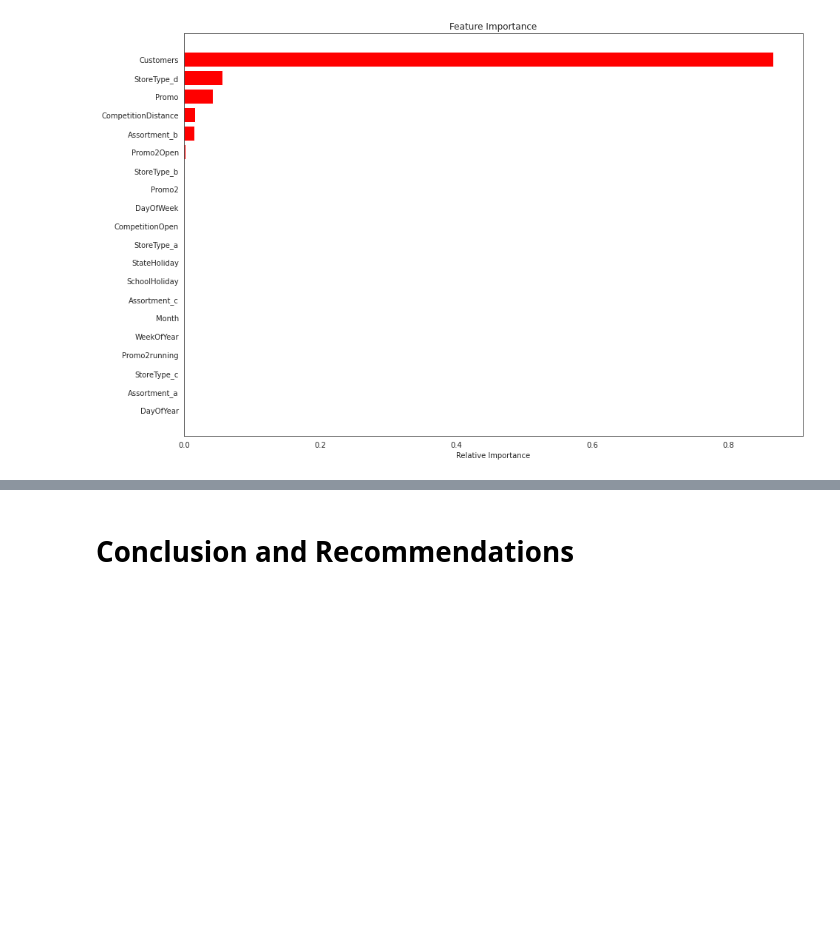
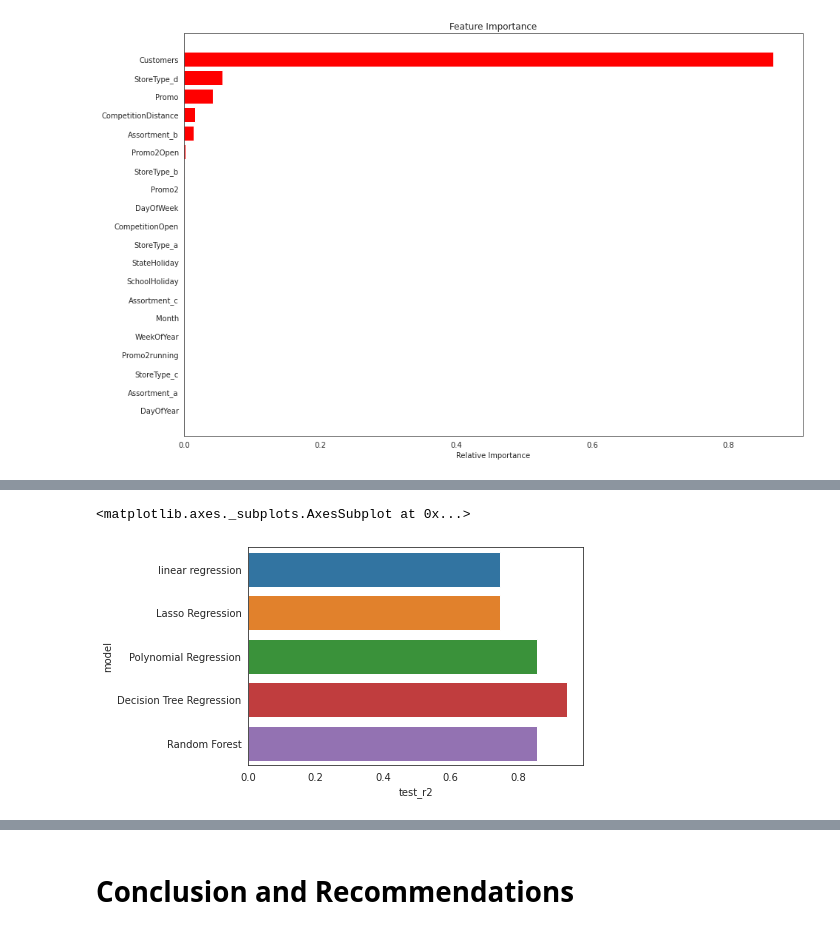
Before and after one commit to shyamsgadekar/Retail_salse_prediction_shyam_gadekar, a Jupyter notebook: Retail_salse_prediction_shyam_gadekar.ipynb, the cells around one changed output, grey strips where cells are left out. Saved outputs shown, nothing was run; the diff lists cells and outputs as text; code cells hidden in the pictures; blank space fills up the shorter version.

```diff
--- a/Retail_salse_prediction_shyam_gadekar.ipynb
+++ b/Retail_salse_prediction_shyam_gadekar.ipynb
@@ -1011,6 +1024,17 @@ Name: Sales, dtype: float64
 X_train,X_test,y_train,y_test = train_test_split(X,y,test_size=0.3, random_state=0)
 # %%
 columns=X_train.columns
+# %%
+#creating list of matrix to store the evaluation matrix of all model
+model_name =[]
+train_mse=[]
+test_mse=[]
+train_rmse=[]
+test_rmse=[]
+train_r2=[]
+test_r2=[]
+train_adj_r2=[]
+test_adj_r2=[]
 # %% [markdown]
 ## **Implementing Machine Learning algorithms.**
 # %%
@@ -1221,0 +1323,6 @@ get_features_importance(optimal_rf_model,X_train)
+# %%
+data = {'train_mse':train_mse, 'test_mse':test_mse, 'train_rmse':train_rmse, 'test_rmse':test_rmse, 'train_r2':train_r2, 'test_r2':test_r2, 'train_adj_r2':train_adj_r2, 'test_adj_r2':test_adj_r2 }
+# %%
+score_df =pd.DataFrame(data,index=['linear regression','Lasso Regression','Polynomial Regression','Decision Tree Regression','Random Forest'])
+score_df = score_df.reset_index().rename(columns={'index': 'model'})
+score_df
@@ -1221,0 +1336,6 @@ get_features_importance(optimal_rf_model,X_train)
+# %%
+#visualising our comparison df for Test R2
+sns.barplot(y=score_df['model'], x = score_df['test_r2'])
+# %% [output]
+<matplotlib.axes._subplots.AxesSubplot at 0x...>
+[figure, added]
```
Also changed, not shown: parts of 22 cells of this notebook.
